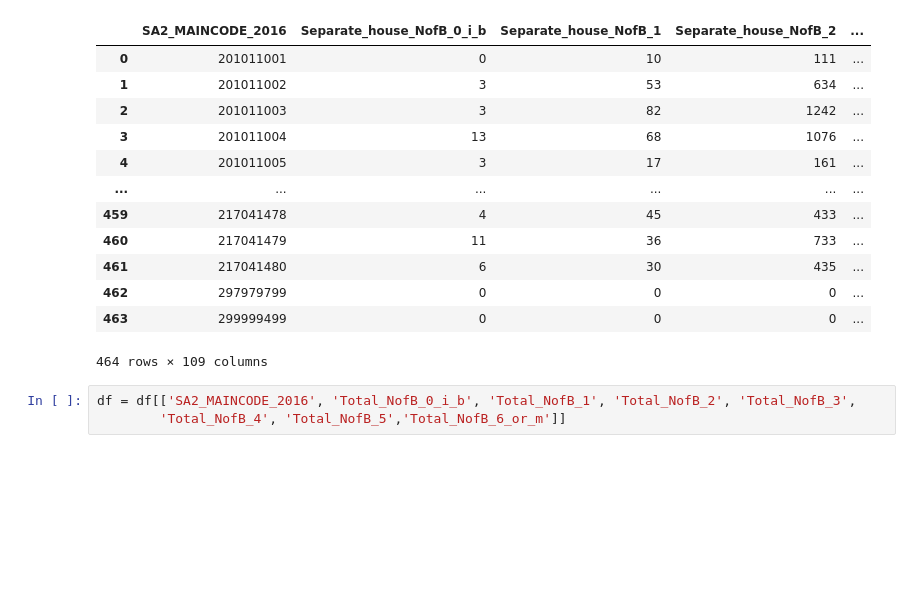
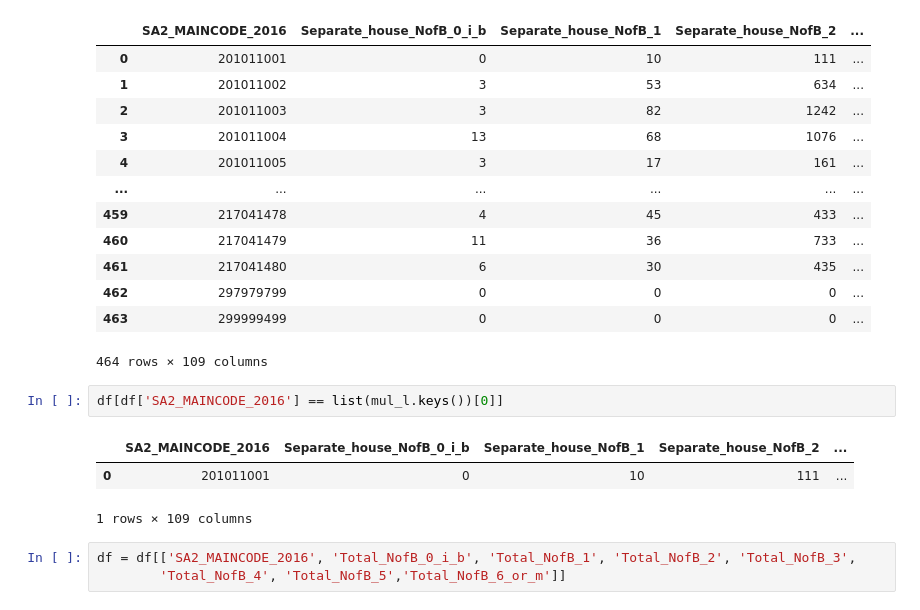
Before and after one commit to MAST30034-Applied-Data-Science/generic-real-estate-consulting-project-group-46, a Jupyter notebook: notebooks/未命名.ipynb, the cells around one changed output. Saved outputs shown, nothing was run; the diff lists cells and outputs as text; blank space fills up the shorter version.

```diff
--- a/notebooks/未命名.ipynb
+++ b/notebooks/未命名.ipynb
@@ -138,6 +139,12 @@ df
 | 462 | 297979799 | 0 | 0 | 0 | ... |
 | 463 | 299999499 | 0 | 0 | 0 | ... |
 464 rows × 109 columns
+# %%
+df[df['SA2_MAINCODE_2016'] == list(mul_l.keys())[0]]
+# %% [output]
+|  | SA2_MAINCODE_2016 | Separate_house_NofB_0_i_b | Separate_house_NofB_1 | Separate_house_NofB_2 | ... |
+| 0 | 201011001 | 0 | 10 | 111 | ... |
+1 rows × 109 columns
 # %%
 df = df[['SA2_MAINCODE_2016', 'Total_NofB_0_i_b', 'Total_NofB_1', 'Total_NofB_2', 'Total_NofB_3',
         'Total_NofB_4', 'Total_NofB_5','Total_NofB_6_or_m']]
```
Also changed, not shown: parts of 15 cells of this notebook.
